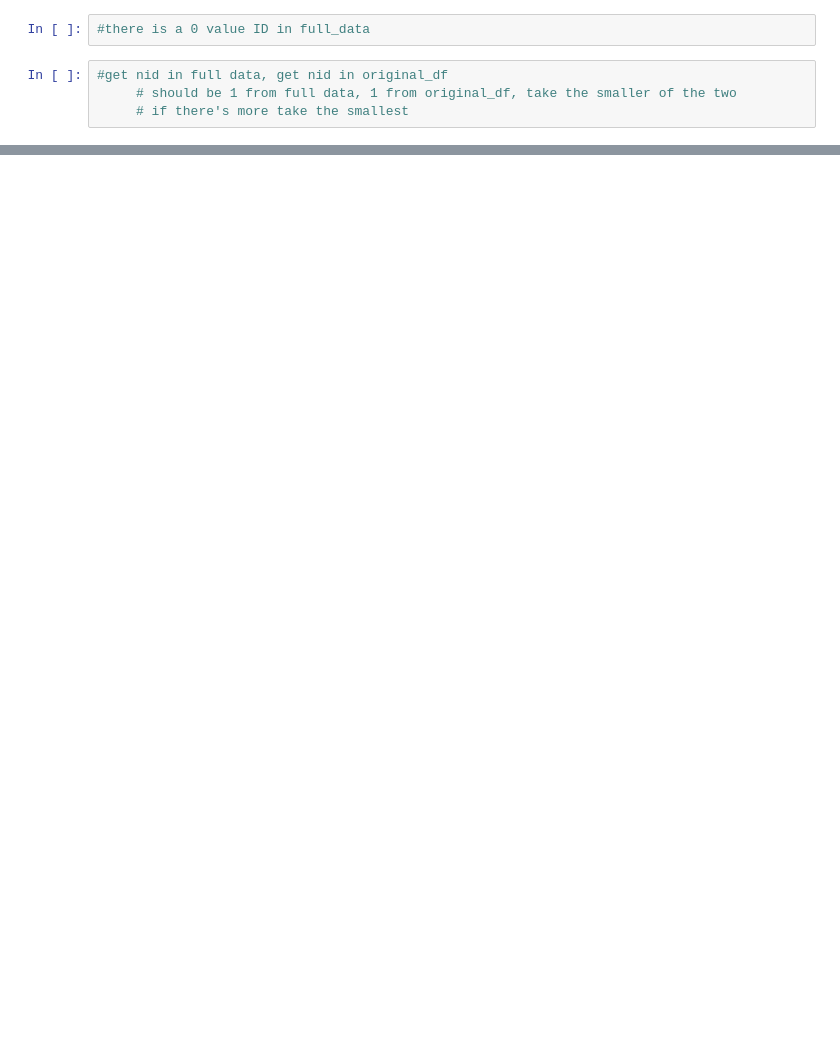
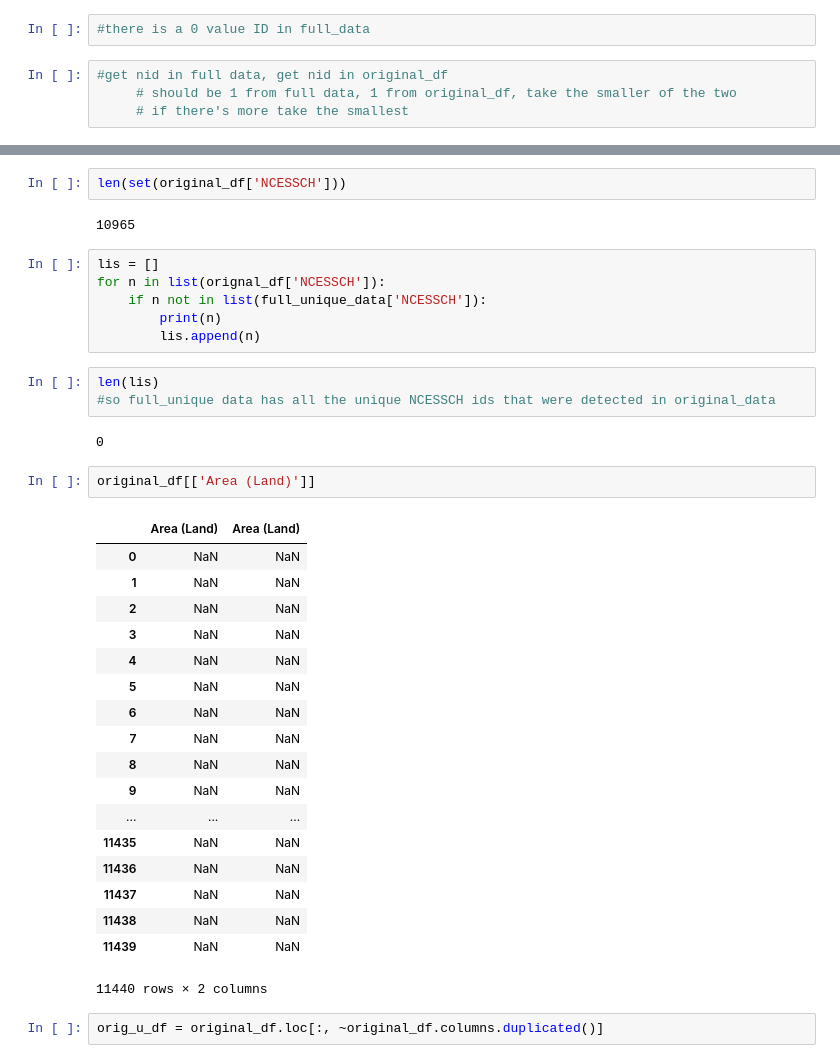
Before and after one commit to comp-strat/text_analysis, a Jupyter notebook: scripts/Combine_Final_df.ipynb, the cells around one changed output, grey strips where cells are left out. Drawn from its saved outputs; the diff is of its cells as text; blank space fills up the shorter version.

Commit message:
removed duplicates finally!

```diff
--- a/scripts/Combine_Final_df.ipynb
+++ b/scripts/Combine_Final_df.ipynb
@@ -357,0 +584,38 @@ len(set(list(keep['NCESSCH']))) #10965 unique ncessch values
+# %%
+len(set(original_df['NCESSCH']))
+# %% [output]
+10965
+# %%
+lis = []
+for n in list(orignal_df['NCESSCH']):
+    if n not in list(full_unique_data['NCESSCH']):
+        print(n)
+        lis.append(n)
+# %%
+len(lis)
+#so full_unique data has all the unique NCESSCH ids that were detected in original_data
+# %% [output]
+0
+# %%
+original_df[['Area (Land)']]
+# %% [output]
+|  | Area (Land) | Area (Land) |
+| 0 | NaN | NaN |
+| 1 | NaN | NaN |
+| 2 | NaN | NaN |
+| 3 | NaN | NaN |
+| 4 | NaN | NaN |
+| 5 | NaN | NaN |
+| 6 | NaN | NaN |
+| 7 | NaN | NaN |
+| 8 | NaN | NaN |
+| 9 | NaN | NaN |
+| ... | ... | ... |
+| 11435 | NaN | NaN |
+| 11436 | NaN | NaN |
+| 11437 | NaN | NaN |
+| 11438 | NaN | NaN |
+| 11439 | NaN | NaN |
+11440 rows × 2 columns
+# %%
+orig_u_df = original_df.loc[:, ~original_df.columns.duplicated()]
```
Also changed, not shown: parts of 89 cells of this notebook.
